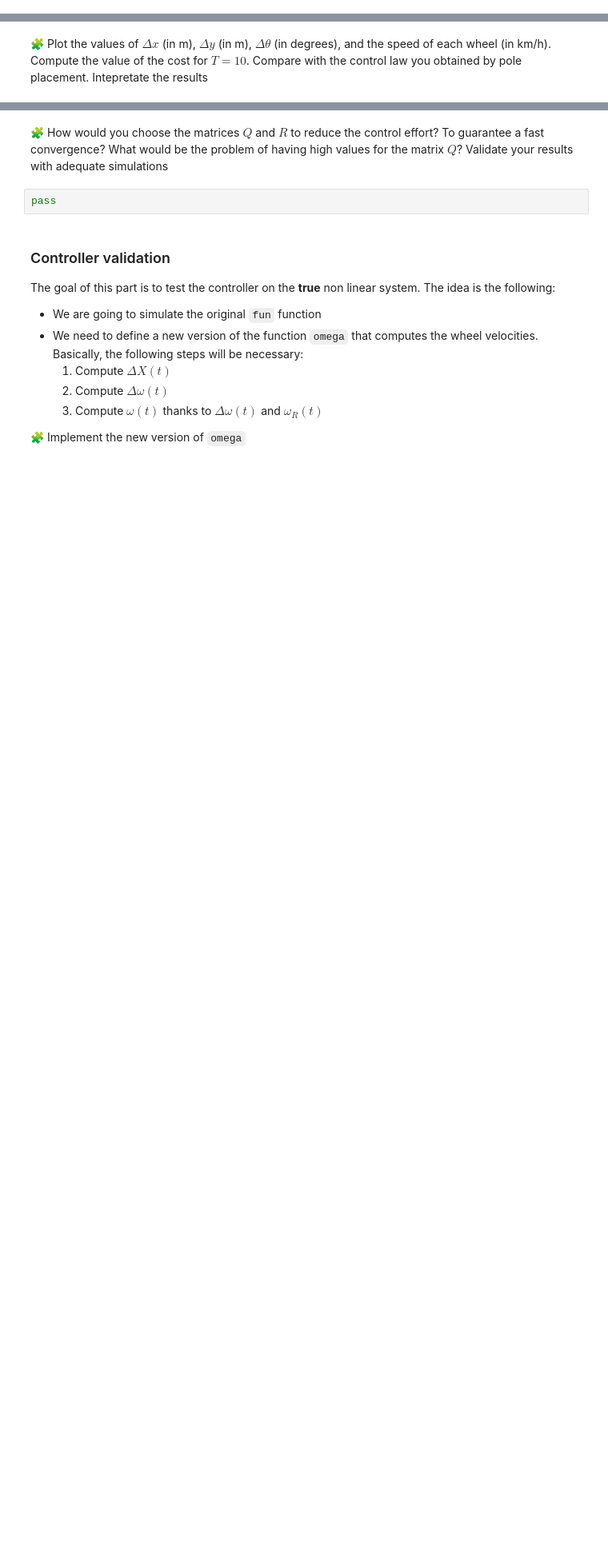
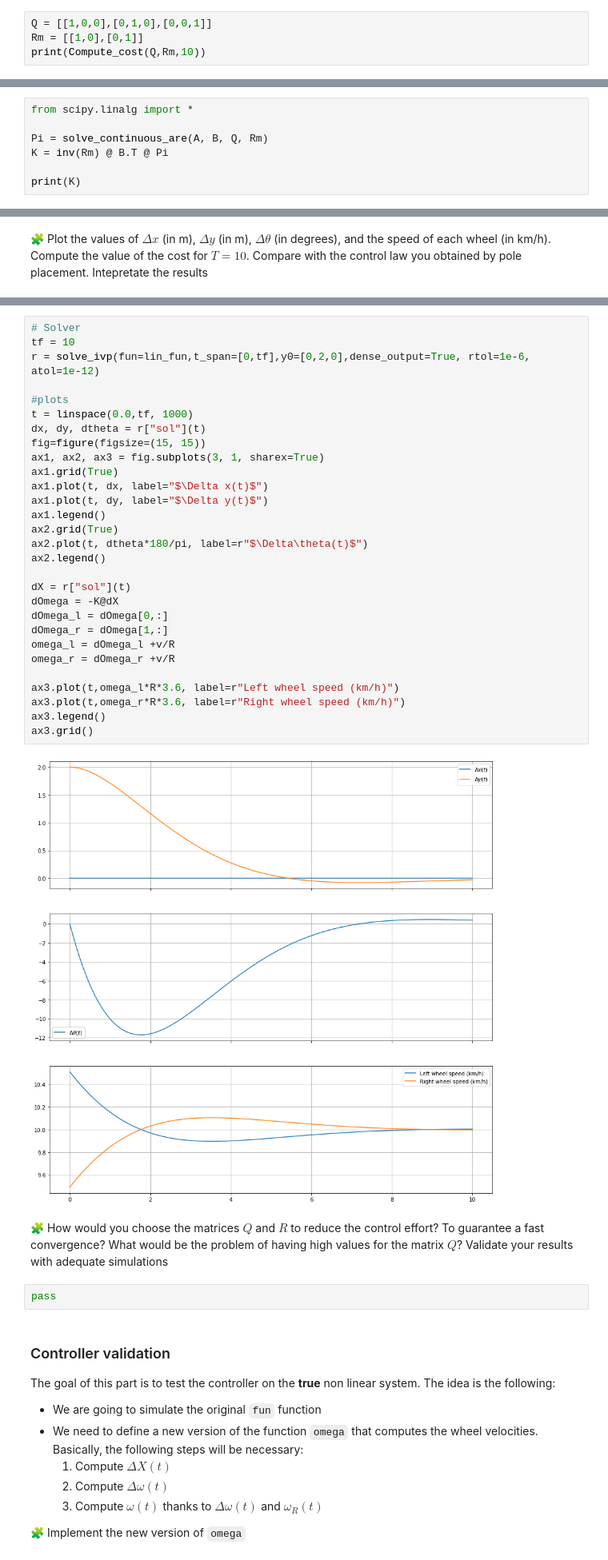
Before and after one commit to MarouaneBAZZAOUI0/control-engineering-with-python-project-2021-2022, a Jupyter notebook: Project - Step 3.ipynb, the cells around one changed output, grey strips where cells are left out. Shown: that part at 80% size. Cells and saved outputs as stored; diff of their text form; blank space fills up the shorter version.

```diff
--- a/Project - Step 3.ipynb
+++ b/Project - Step 3.ipynb
@@ -646,0 +645,4 @@ pass
+# %%
+Q = [[1,0,0],[0,1,0],[0,0,1]]
+Rm = [[1,0],[0,1]]
+print(Compute_cost(Q,Rm,10))
@@ -663,0 +671,7 @@ pass
+# %%
+from scipy.linalg import *
+
+Pi = solve_continuous_are(A, B, Q, Rm)
+K = inv(Rm) @ B.T @ Pi
+
+print(K)
@@ -668,3 +683,34 @@ pass
+# %%
+# Solver
+tf = 10
+r = solve_ivp(fun=lin_fun,t_span=[0,tf],y0=[0,2,0],dense_output=True, rtol=1e-6, atol=1e-12)
+
+#plots
+t = linspace(0.0,tf, 1000)
+dx, dy, dtheta = r["sol"](t)
+fig=figure(figsize=(15, 15))
+ax1, ax2, ax3 = fig.subplots(3, 1, sharex=True)
+ax1.grid(True)
+ax1.plot(t, dx, label="$\Delta x(t)$")
+ax1.plot(t, dy, label="$\Delta y(t)$")
+ax1.legend()
+ax2.grid(True)
+ax2.plot(t, dtheta*180/pi, label=r"$\Delta\theta(t)$")
+ax2.legend()
+
+dX = r["sol"](t)
+dOmega = -K@dX
+dOmega_l = dOmega[0,:]
+dOmega_r = dOmega[1,:]
+omega_l = dOmega_l +v/R
+omega_r = dOmega_r +v/R
+
+ax3.plot(t,omega_l*R*3.6, label=r"Left wheel speed (km/h)")
+ax3.plot(t,omega_r*R*3.6, label=r"Right wheel speed (km/h)")
+ax3.legend()
+ax3.grid()
+# %% [output]
+[figure, added]
 # %% [markdown]
 🧩 How would you choose the matrices $Q$ and $R$ to reduce the control effort? To guarantee a fast convergence? What would be the problem of having high values for the matrix $Q$? Validate your results with adequate simulations
 # %%
```
Also changed, not shown: parts of 8 cells of this notebook.
